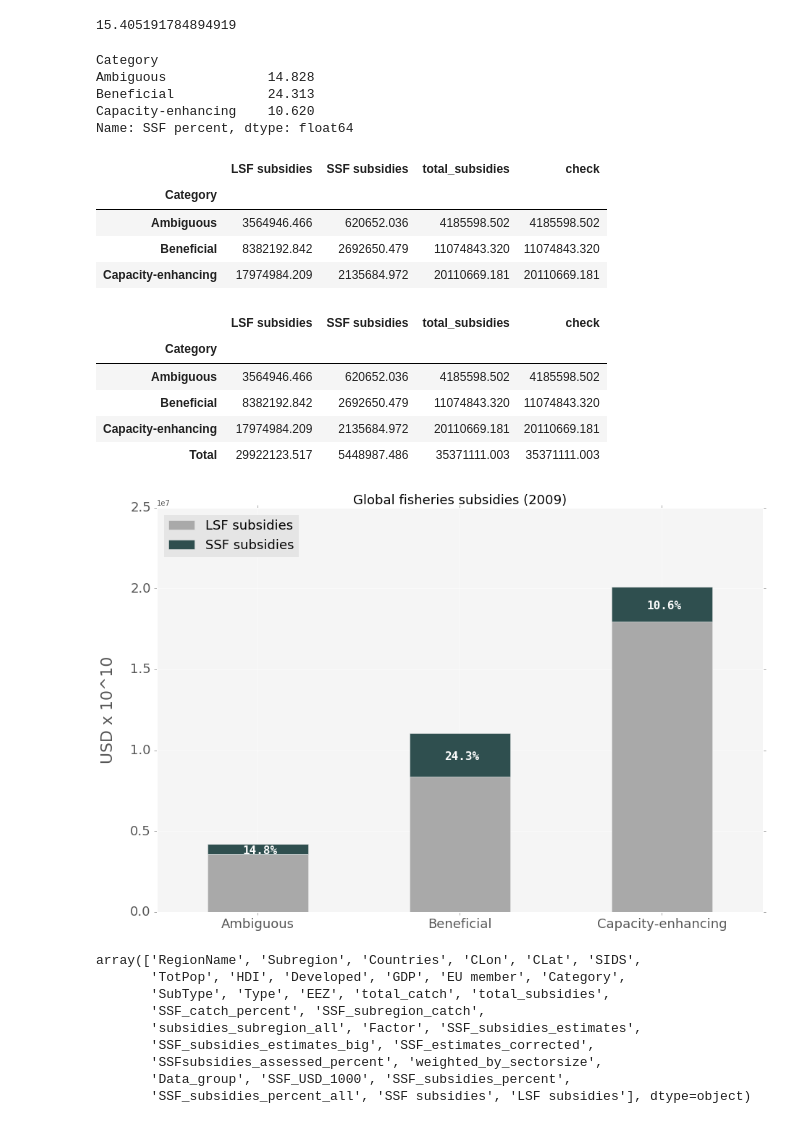
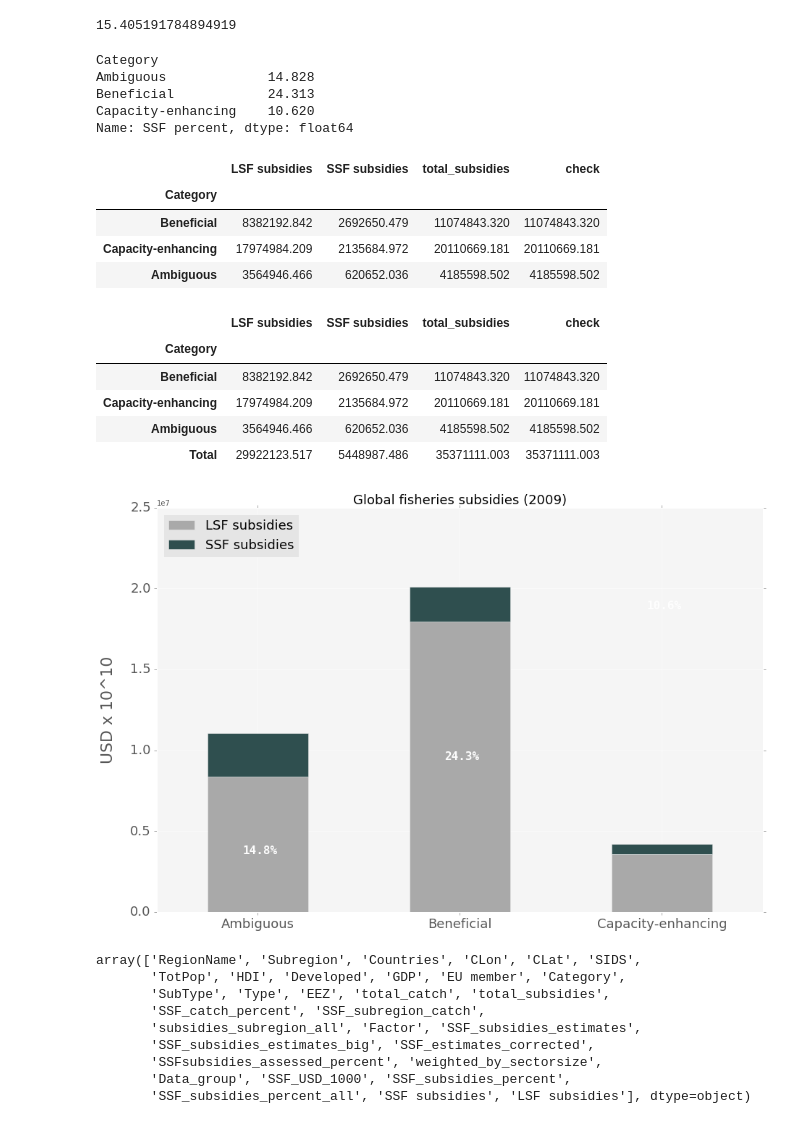
Before and after one commit to annaschu/subsidies, a Jupyter notebook: SSF subsidies capped.ipynb, the cells around one changed output. Cells and saved outputs as stored; diff of their text form; code cells hidden in the pictures.

Commit message:
understanding reindexing, with SSF per category and visualization wip

```diff
--- a/SSF subsidies capped.ipynb
+++ b/SSF subsidies capped.ipynb
@@ -316,6 +316,9 @@ Subsidies_per_Category['SSF percent'] = Subsidies_per_Category['SSF subsidies']/
 print Subsidies_per_Category['SSF percent']
 Subsidies_per_Category_short = Subsidies_per_Category.loc[:,['LSF subsidies', 'SSF subsidies','total_subsidies']]
 
+
+Subsidies_per_Category_short = Subsidies_per_Category_short.reindex(index=['Beneficial','Capacity-enhancing','Ambiguous'])
+
 Subsidies_per_Category_short['check'] = Subsidies_per_Category_short['LSF subsidies'] + Subsidies_per_Category_short['SSF subsidies']
 Subsidies_per_Category_short
 # %% [output]
@@ -326,9 +329,9 @@ Capacity-enhancing    10.620
 Name: SSF percent, dtype: float64
 |  | LSF subsidies | SSF subsidies | total_subsidies | check |
 | Category |  |  |  |  |
-| Ambiguous | 3564946.466 | 620652.036 | 4185598.502 | 4185598.502 |
 | Beneficial | 8382192.842 | 2692650.479 | 11074843.320 | 11074843.320 |
 | Capacity-enhancing | 17974984.209 | 2135684.972 | 20110669.181 | 20110669.181 |
+| Ambiguous | 3564946.466 | 620652.036 | 4185598.502 | 4185598.502 |
 # %%
 
 Total = Subsidies_per_Category_short.sum()
@@ -338,16 +341,16 @@ Subsidies_per_Category_sum
 # %% [output]
 |  | LSF subsidies | SSF subsidies | total_subsidies | check |
 | Category |  |  |  |  |
-| Ambiguous | 3564946.466 | 620652.036 | 4185598.502 | 4185598.502 |
 | Beneficial | 8382192.842 | 2692650.479 | 11074843.320 | 11074843.320 |
 | Capacity-enhancing | 17974984.209 | 2135684.972 | 20110669.181 | 20110669.181 |
+| Ambiguous | 3564946.466 | 620652.036 | 4185598.502 | 4185598.502 |
 | Total | 29922123.517 | 5448987.486 | 35371111.003 | 35371111.003 |
 # %%
 #  Subsidies_per_Category_sum.append(Subsidies_per_Category_sum[2]/Subsidies_per_Category_sum[3])
 # %%
 
 
-data = Subsidies_per_Category[['LSF subsidies','SSF subsidies']]
+data = Subsidies_per_Category_short[['LSF subsidies','SSF subsidies']]
 data_dict = data.to_dict()
 
 
@@ -396,34 +399,34 @@ rects = ax.bar(indexes, percentages, width)
 # iterate rects and map index with SSF percentage
 for index, rect in enumerate(rects):
     SSFpercent[index]['rect_x'] = rect.get_x()
 
 
 # now we have a single object holding
 # all the values we need to label the chart
 for bar in SSFpercent:
     #  get percenatage label as a string
     percentage = bar['percentage']
     #  get value of to of bar
     height = bar['total']
     label_position = height - ((height / 100 * percentage) / 2)
     #  position text lables
     ax.text(
         bar['rect_x'] + width/2,
         label_position  - 12.4**5, str(percentage) + '%',
         ha="center",
         family="monospace",
         fontsize=16,
         fontweight="bold",
         color="white"
     )
 
 
 plt.savefig('Subsidies_Category.svg', dpi=400, bbox_inches='tight')
 plt.savefig('Subsidies_Category.pdf', dpi=400, bbox_inches='tight')
 plt.legend(loc=2,fontsize=18)
 plt.show()
 # %% [output]
-[figure, old version]
+[figure, new version]
 # %%
 SSF_subsidies_estimates_assessed.columns.values
 # %% [output]
```
Also changed, not shown: parts of 3 cells of this notebook, 2 other files.
